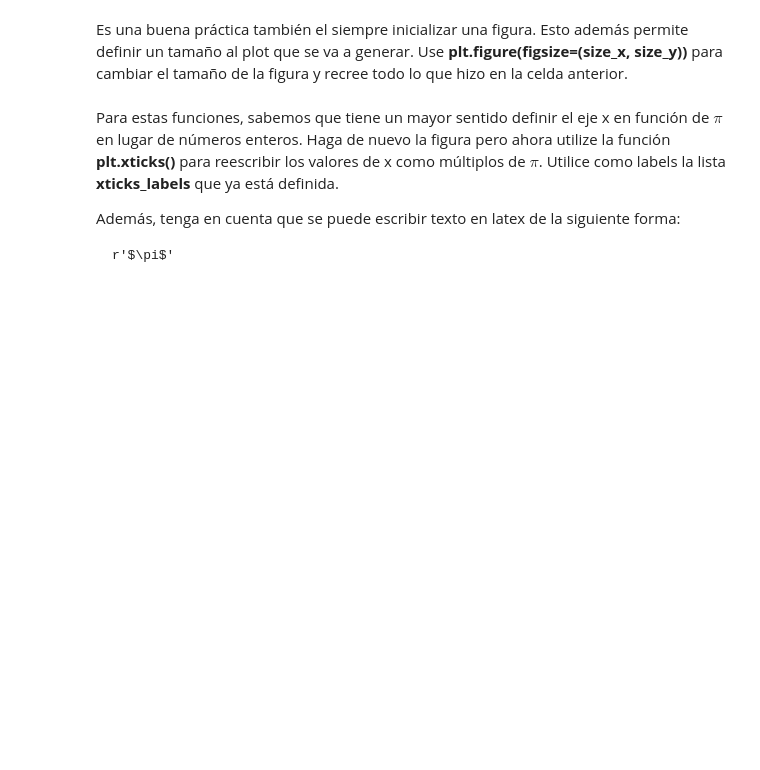
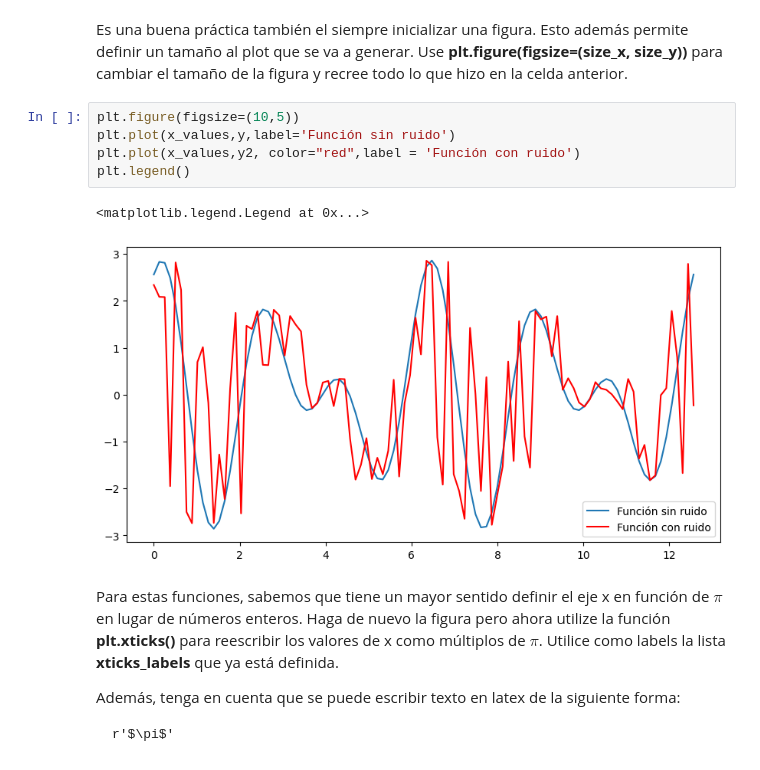
Before and after one commit to AstroOlguin/Tarea-1, a Jupyter notebook: Tarea_1.ipynb, the cells around one changed output. Drawn from its saved outputs; the diff is of its cells as text; blank space fills up the shorter version.

```diff
--- a/Tarea_1.ipynb
+++ b/Tarea_1.ipynb
@@ -519,5 +542,13 @@ ruido = 0.4*np.random.randn(len(x_values))
 # %% [markdown]
 Es una buena práctica también el siempre inicializar una figura. Esto además permite definir un tamaño al plot que se va a generar. Use **plt.figure(figsize=(size_x, size_y))** para cambiar el tamaño de la figura y recree todo lo que hizo en la celda anterior.
+# %%
+plt.figure(figsize=(10,5))
+plt.plot(x_values,y,label='Función sin ruido')
+plt.plot(x_values,y2, color="red",label = 'Función con ruido')
+plt.legend()
+# %% [output]
+<matplotlib.legend.Legend at 0x...>
+[figure, added]
 # %% [markdown]
 Para estas funciones, sabemos que tiene un mayor sentido definir el eje x en función de $\pi$ en lugar de números enteros. Haga de nuevo la figura pero ahora utilize la función **plt.xticks()** para reescribir los valores de x como múltiplos de $\pi$. Utilice como labels la lista **xticks_labels** que ya está definida.
 
```
Also changed, not shown: parts of 16 cells of this notebook.
